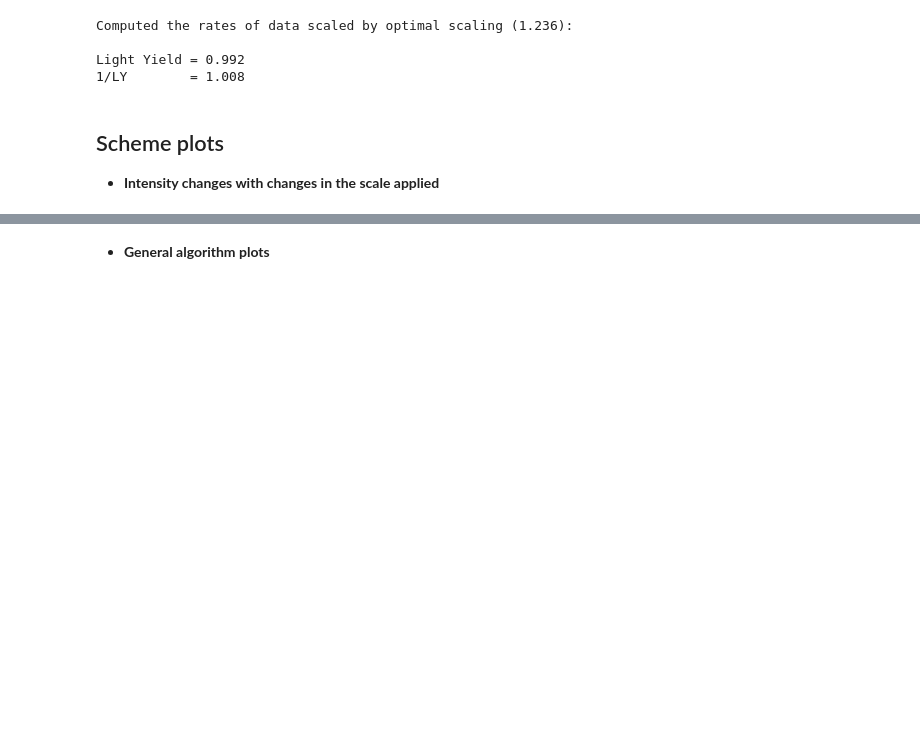
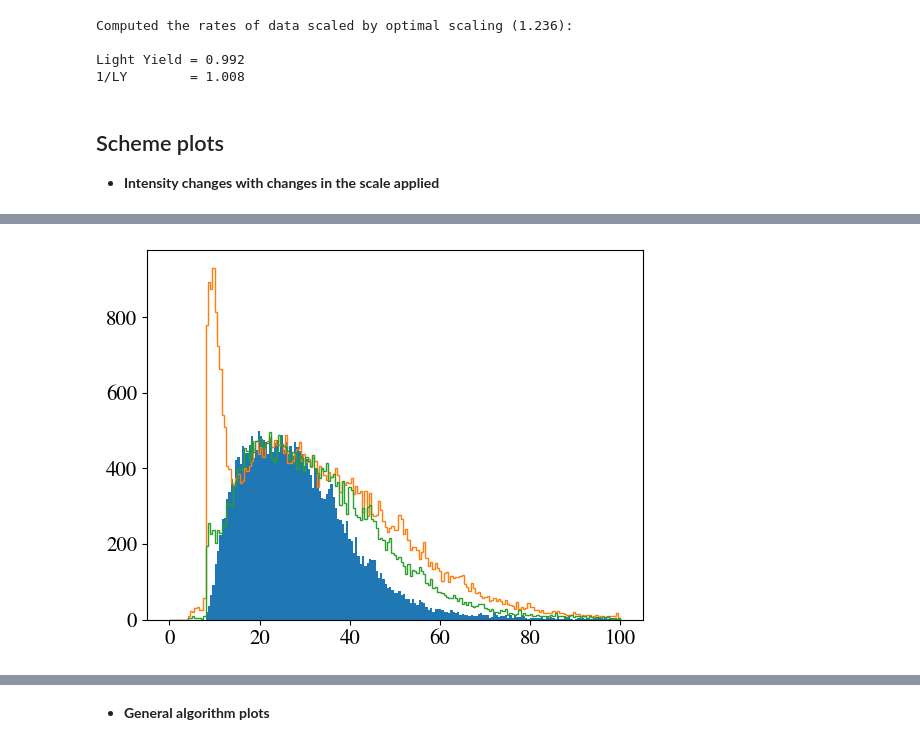
Before and after one commit to juanjq/cosmic_ray_data_correction, a Jupyter notebook: dl2_production/testing_dl1ab_changes.ipynb, the cells around one changed output, grey strips where cells are left out. Cells and saved outputs as stored; diff of their text form; code cells hidden in the pictures; blank space fills up the shorter version.

```diff
--- a/dl2_production/testing_dl1ab_changes.ipynb
+++ b/dl2_production/testing_dl1ab_changes.ipynb
@@ -371,0 +407,6 @@ Light Yield = 0.992
+# %%
+plt.hist(dl1b_df_total1["concentration_pixel"] * dl1b_df_total1["intensity"], bins=np.linspace(0,100, 200))
+plt.hist(dl1b_df_total2["concentration_pixel"] * dl1b_df_total2["intensity"], bins=np.linspace(0,100, 200), histtype="step")
+plt.hist(dl1b_df_totalf["concentration_pixel"] * dl1b_df_totalf["intensity"], bins=np.linspace(0,100, 200), histtype="step");
+# %% [output]
+[figure, added]
```
Also changed, not shown: parts of 8 cells of this notebook, 1 other file.
